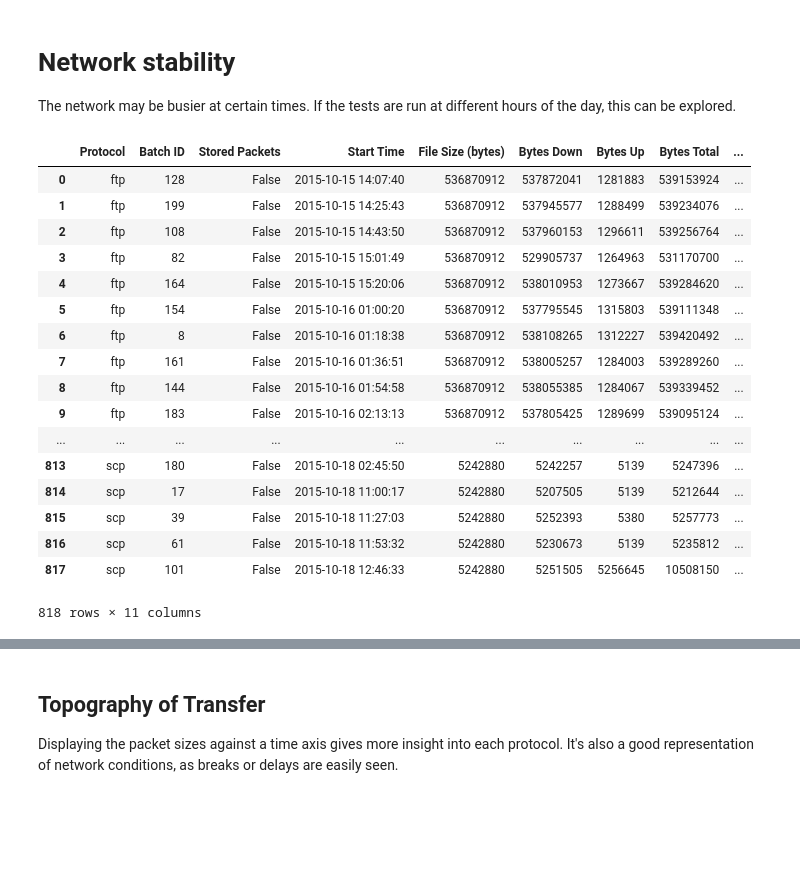
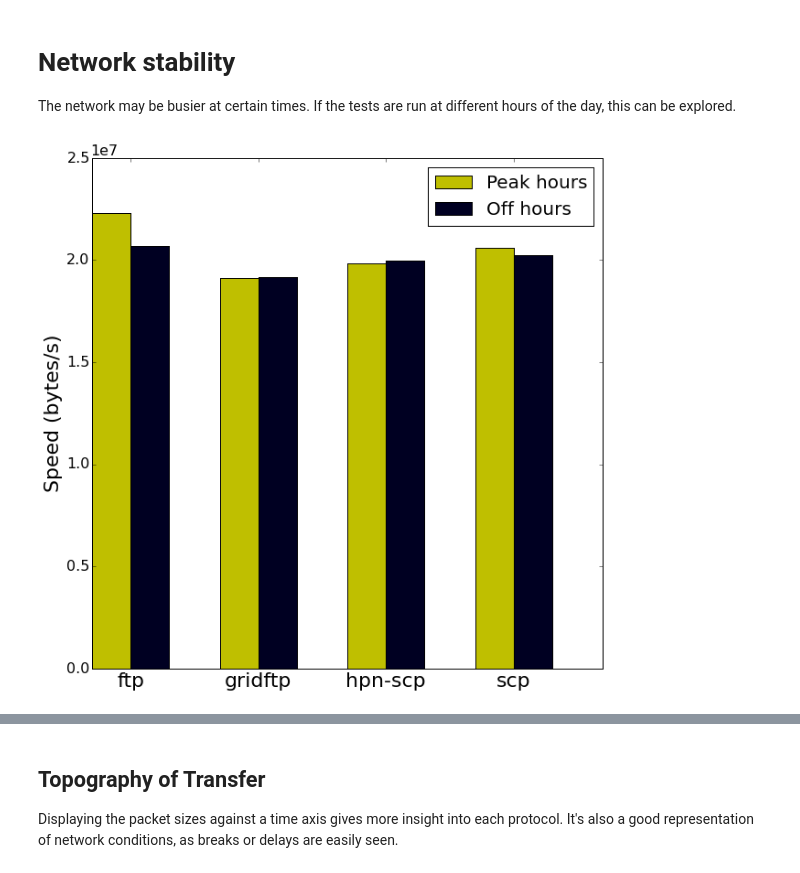
Before and after one commit to rsignell-usgs/bigbinf, a Jupyter notebook: protocol_testbed/analysis.ipynb, the cells around one changed output, grey strips where cells are left out. Drawn from its saved outputs; the diff is of its cells as text; code cells hidden in the pictures; blank space fills up the shorter version.

```diff
--- a/protocol_testbed/analysis.ipynb
+++ b/protocol_testbed/analysis.ipynb
@@ -128,24 +128,29 @@ plot_data_per_filesize(df, ignore_small=True)
 # %% [markdown]
 # Network stability
 The network may be busier at certain times. If the tests are run at different hours of the day, this can be explored.
-# %%
-df
-# %% [output]
-|  | Protocol | Batch ID | Stored Packets | Start Time | File Size (bytes) | Bytes Down | Bytes Up | Bytes Total | ... |
-| 0 | ftp | 128 | False | 2015-10-15 14:07:40 | 536870912 | 537872041 | 1281883 | 539153924 | ... |
-| 1 | ftp | 199 | False | 2015-10-15 14:25:43 | 536870912 | 537945577 | 1288499 | 539234076 | ... |
-| 2 | ftp | 108 | False | 2015-10-15 14:43:50 | 536870912 | 537960153 | 1296611 | 539256764 | ... |
-| 3 | ftp | 82 | False | 2015-10-15 15:01:49 | 536870912 | 529905737 | 1264963 | 531170700 | ... |
-| 4 | ftp | 164 | False | 2015-10-15 15:20:06 | 536870912 | 538010953 | 1273667 | 539284620 | ... |
-| 5 | ftp | 154 | False | 2015-10-16 01:00:20 | 536870912 | 537795545 | 1315803 | 539111348 | ... |
-| 6 | ftp | 8 | False | 2015-10-16 01:18:38 | 536870912 | 538108265 | 1312227 | 539420492 | ... |
-| 7 | ftp | 161 | False | 2015-10-16 01:36:51 | 536870912 | 538005257 | 1284003 | 539289260 | ... |
-| 8 | ftp | 144 | False | 2015-10-16 01:54:58 | 536870912 | 538055385 | 1284067 | 539339452 | ... |
-| 9 | ftp | 183 | False | 2015-10-16 02:13:13 | 536870912 | 537805425 | 1289699 | 539095124 | ... |
-| ... | ... | ... | ... | ... | ... | ... | ... | ... | ... |
-| 813 | scp | 180 | False | 2015-10-18 02:45:50 | 5242880 | 5242257 | 5139 | 5247396 | ... |
-| 814 | scp | 17 | False | 2015-10-18 11:00:17 | 5242880 | 5207505 | 5139 | 5212644 | ... |
-| 815 | scp | 39 | False | 2015-10-18 11:27:03 | 5242880 | 5252393 | 5380 | 5257773 | ... |
-| 816 | scp | 61 | False | 2015-10-18 11:53:32 | 5242880 | 5230673 | 5139 | 5235812 | ... |
-| 817 | scp | 101 | False | 2015-10-18 12:46:33 | 5242880 | 5251505 | 5256645 | 10508150 | ... |
-818 rows × 11 columns
+# %%
+%matplotlib inline
+from datetime import time
+
+from plot import plot_speed_day_night
+
+LABEL_SIZE = 16
+rcParams['figure.figsize'] = (10, 10)
+rcParams['xtick.labelsize'] = LABEL_SIZE
+rcParams['ytick.labelsize'] = LABEL_SIZE
+
+# Group the data into working hours and off hours
+t1 = time(11, 0 ,0)
+t2 = time(15, 0, 0)
+is_day = lambda x: t1 <= x.time() <= t2
+day = df[[is_day(x) for x in df["Start Time"]]]
+night = df[[not is_day(x) for x in df["Start Time"]]]
+
+# Aggregate the frames by protocol, fetch their speed
+get_speed = lambda df: df.groupby(["Protocol"]).aggregate(np.mean)["Speed (bytes/s)"]
+speed_day = get_speed(day)
+speed_night = get_speed(night)
+
+plot_speed_day_night(speed_day, speed_night, title=False)
+# %% [output]
+[figure, added]
```
Also changed, not shown: parts of 2 cells of this notebook, 1 other file.
